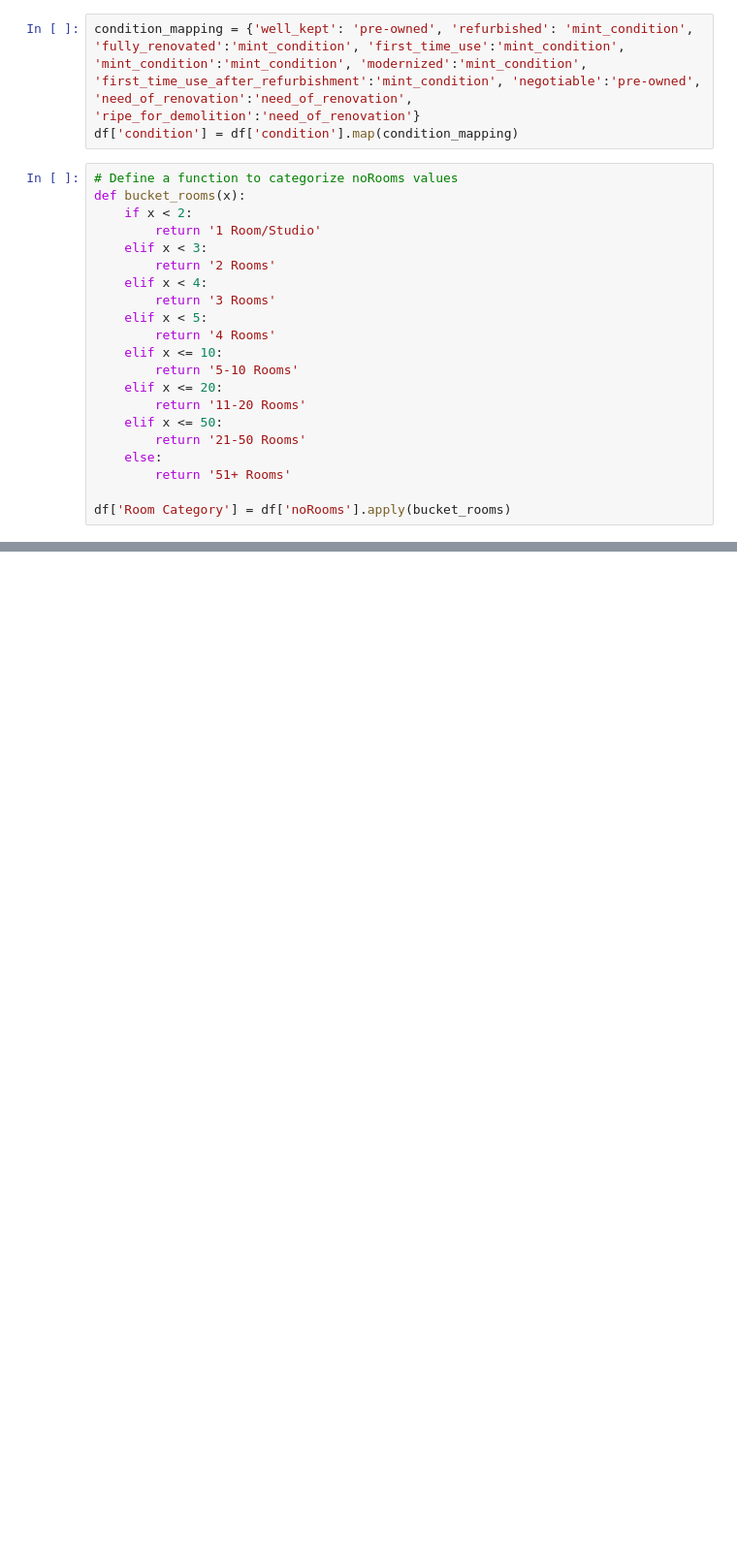
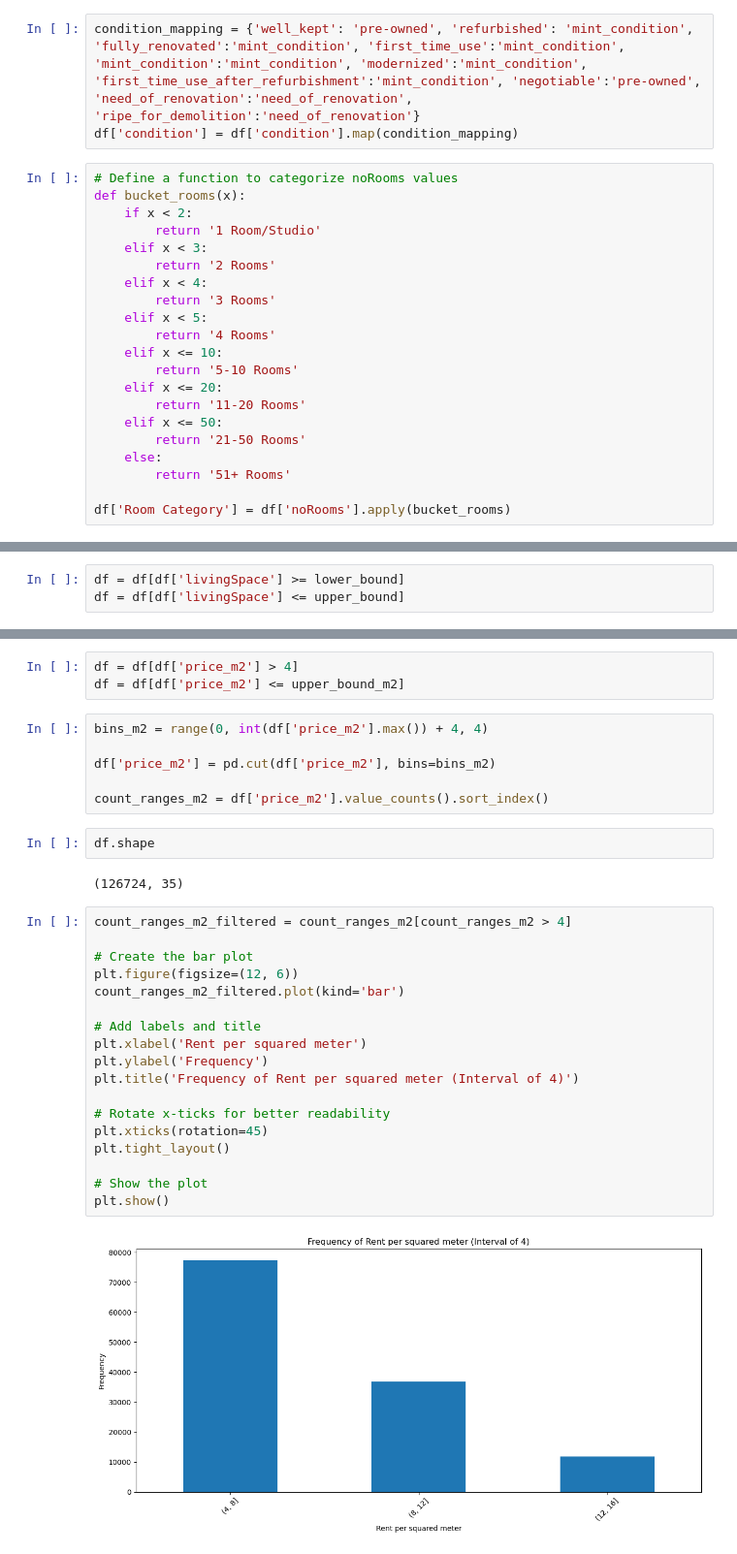
Before and after one commit to catwuman14/Project1_Housing, a Jupyter notebook: Project1_Housing.ipynb, the cells around one changed output, grey strips where cells are left out. Shown at 97% size. Cells and saved outputs as stored; diff of their text form; blank space fills up the shorter version.

```diff
--- a/Project1_Housing.ipynb
+++ b/Project1_Housing.ipynb
@@ -92,0 +224,3 @@ df['Room Category'] = df['noRooms'].apply(bucket_rooms)
+# %%
+df = df[df['livingSpace'] >= lower_bound]
+df = df[df['livingSpace'] <= upper_bound]
@@ -92,0 +265,33 @@ df['Room Category'] = df['noRooms'].apply(bucket_rooms)
+# %%
+df = df[df['price_m2'] > 4]
+df = df[df['price_m2'] <= upper_bound_m2]
+# %%
+bins_m2 = range(0, int(df['price_m2'].max()) + 4, 4)
+
+df['price_m2'] = pd.cut(df['price_m2'], bins=bins_m2)
+
+count_ranges_m2 = df['price_m2'].value_counts().sort_index()
+# %%
+df.shape
+# %% [output]
+(126724, 35)
+# %%
+count_ranges_m2_filtered = count_ranges_m2[count_ranges_m2 > 4]
+
+# Create the bar plot
+plt.figure(figsize=(12, 6))
+count_ranges_m2_filtered.plot(kind='bar')
+
+# Add labels and title
+plt.xlabel('Rent per squared meter')
+plt.ylabel('Frequency')
+plt.title('Frequency of Rent per squared meter (Interval of 4)')
+
+# Rotate x-ticks for better readability
+plt.xticks(rotation=45)
+plt.tight_layout()
+
+# Show the plot
+plt.show()
+# %% [output]
+[figure, added]
```
Also changed, not shown: parts of 18 cells of this notebook.
